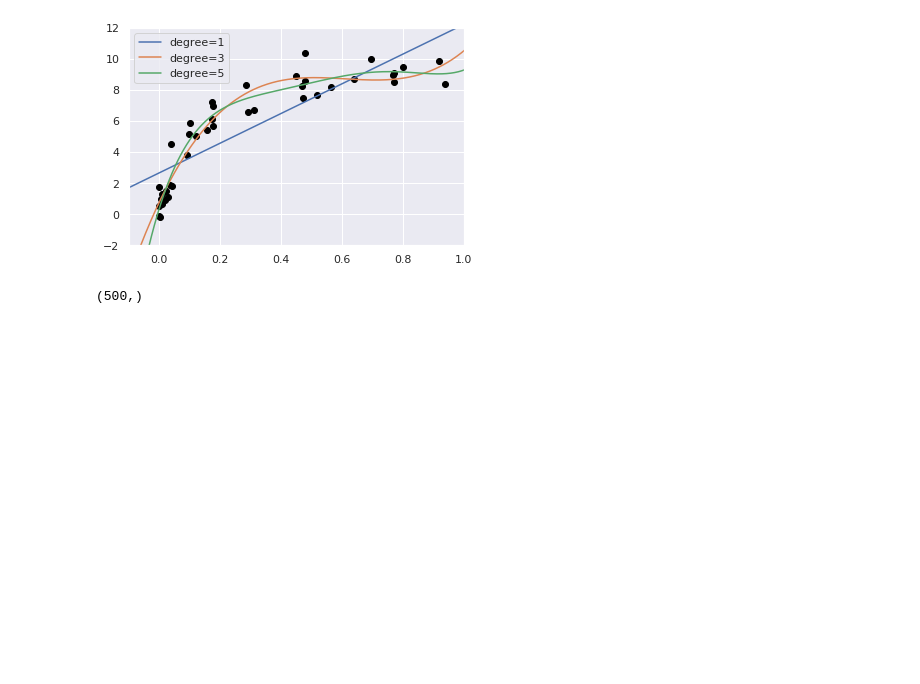
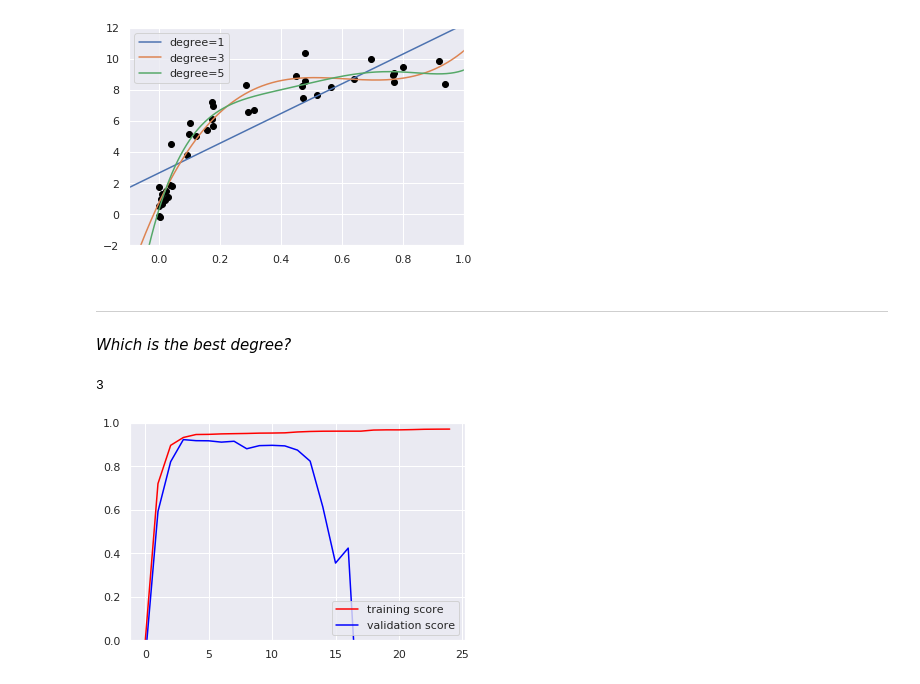
Before and after one commit to casanovajose/python-stuff, a Jupyter notebook: polynomialRegression.ipynb, the cells around one changed output. Drawn from its saved outputs; the diff is of its cells as text; code cells hidden in the pictures; blank space fills up the shorter version.

Commit message:
validation & learning curve

```diff
--- a/polynomialRegression.ipynb
+++ b/polynomialRegression.ipynb
@@ -3,7 +3,7 @@ from sklearn.preprocessing import PolynomialFeatures
 from sklearn.linear_model import LinearRegression
 from sklearn.pipeline import make_pipeline
 
-def polinomialRegression(degree=2, **kwargs):
+def polynomialRegression(degree=2, **kwargs):
     return make_pipeline(PolynomialFeatures(degree),
                          LinearRegression(**kwargs))
 # %%
@@ -66,7 +43,24 @@ plt.legend(loc="best")
 # %% [output]
 <matplotlib.legend.Legend at 0x...>
 [figure]
-# %%
-y_test.shape
-# %% [output]
-(500,)
+# %% [markdown]
+***
+*Which is the best degree?*
+# %%
+from sklearn.model_selection import validation_curve
+degree = np.arange(0, 25)
+train_score, val_score = validation_curve(polynomialRegression(), X, y,
+                                          "polynomialfeatures__degree",
+                                          degree, cv=7)
+# %%
+plt.plot(degree, np.median(train_score, 1), color="red", label="training score")
+plt.plot(degree, np.median(val_score, 1), color="blue", label="validation score")
+plt.ylim(0, 1)
+plt.legend(loc="best")
+
+#best
+best_degree = degree[np.median(val_score, 1).argmax()]
+best_degree
+# %% [output]
+3
+[figure, added]
```
Also changed, not shown: parts of 15 cells of this notebook.
